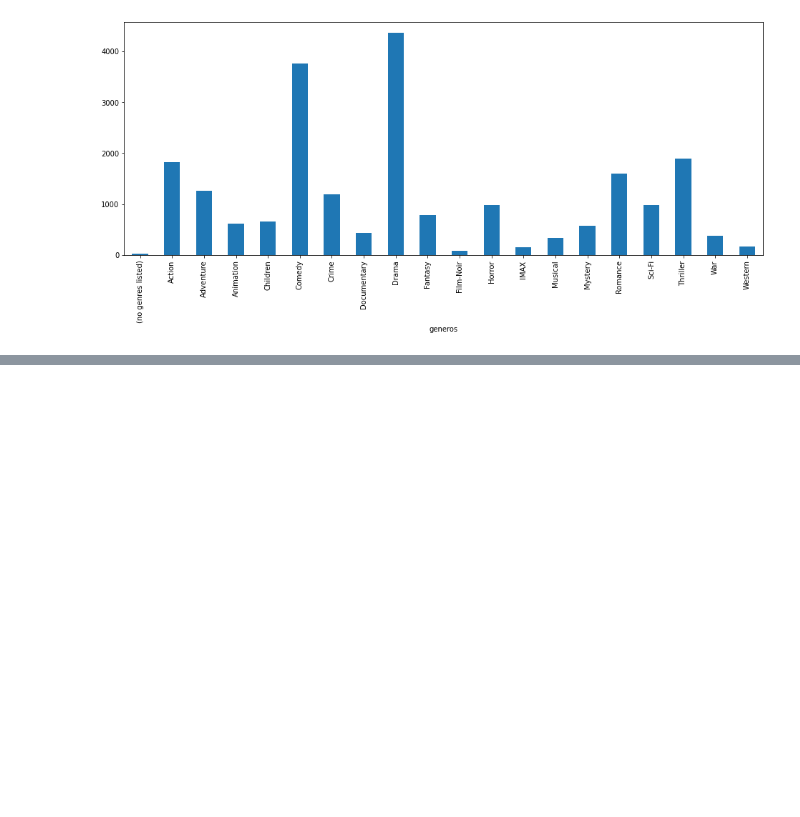
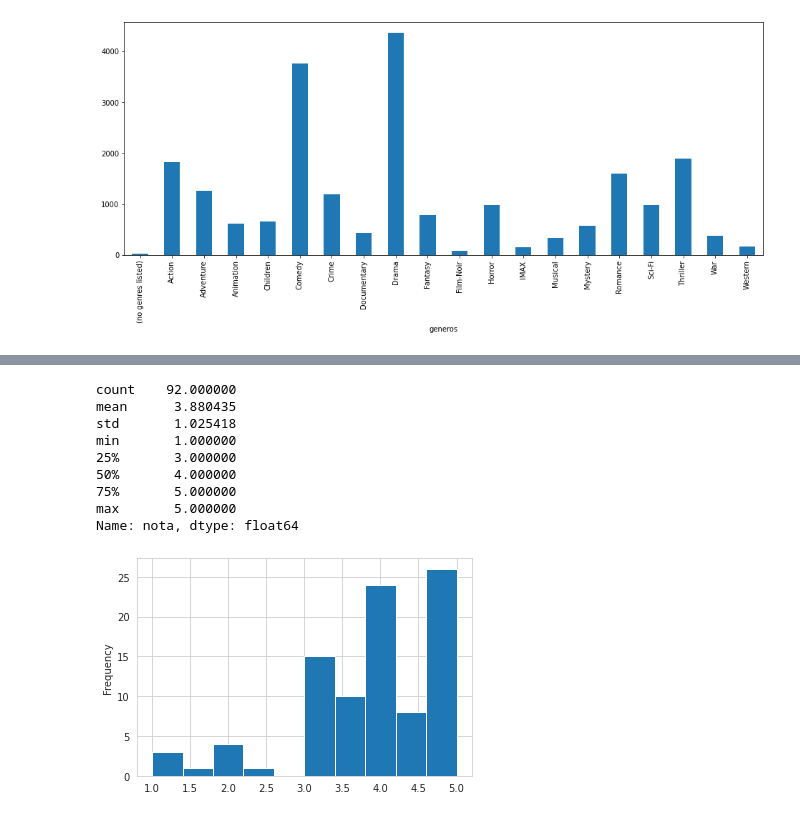
Before and after one commit to dnlrodrigues/analise_dados_python, a Jupyter notebook: QuarentenasDados_Filme.ipynb, the cells around one changed output, grey strips where cells are left out. Drawn from its saved outputs; the diff is of its cells as text; code cells hidden in the pictures; blank space fills up the shorter version.

```diff
--- a/QuarentenasDados_Filme.ipynb
+++ b/QuarentenasDados_Filme.ipynb
@@ -435,0 +481,20 @@ genero_serie.plot(kind='bar', figsize=(16, 6))
+# %%
+#definir uma função:
+#uma função não retorna nada a não ser que seja colocado o return
+def plot_filme(n):
+    notas_do_filme = avaliacoes.query(f"filmeId=={n}")["nota"]
+    notas_do_filme.plot(kind="hist")
+    return notas_do_filme.describe()
+
+plot_filme(919)
+# %% [output]
+count    92.000000
+mean      3.880435
+std       1.025418
+min       1.000000
+25%       3.000000
+50%       4.000000
+75%       5.000000
+max       5.000000
+Name: nota, dtype: float64
+[figure, added]
```
Also changed, not shown: parts of 13 cells of this notebook.
